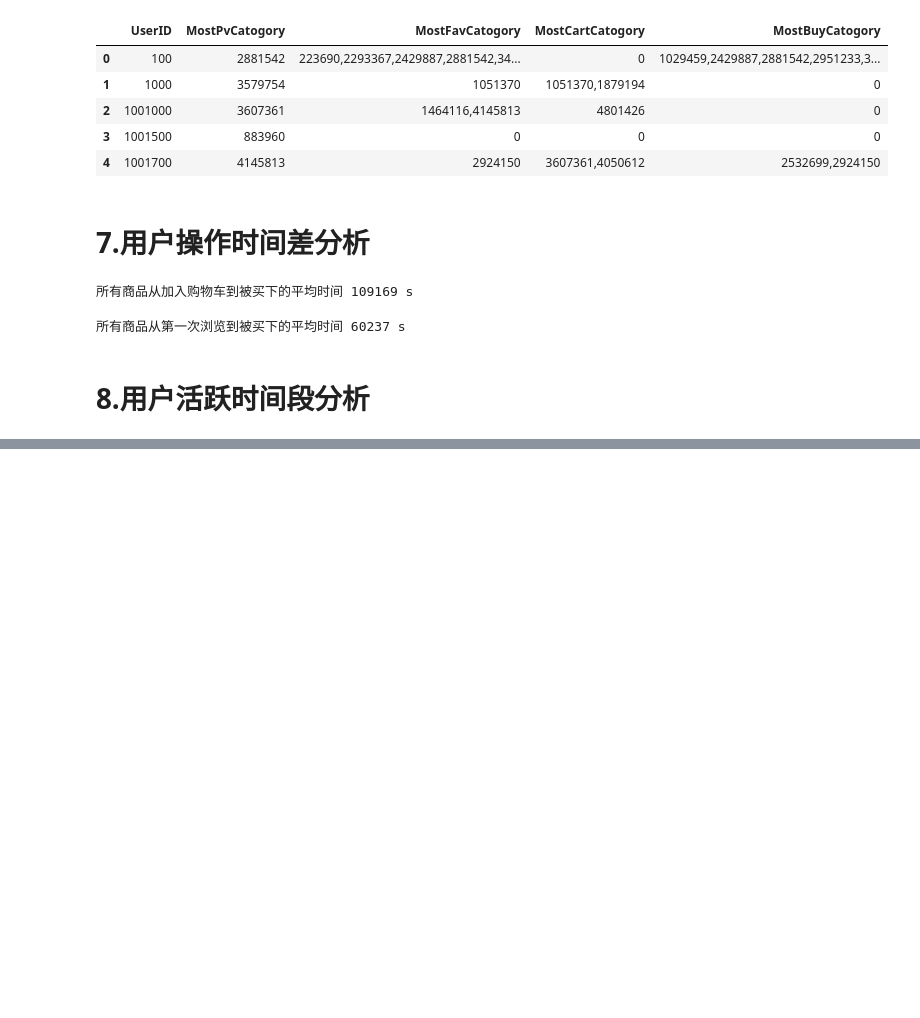
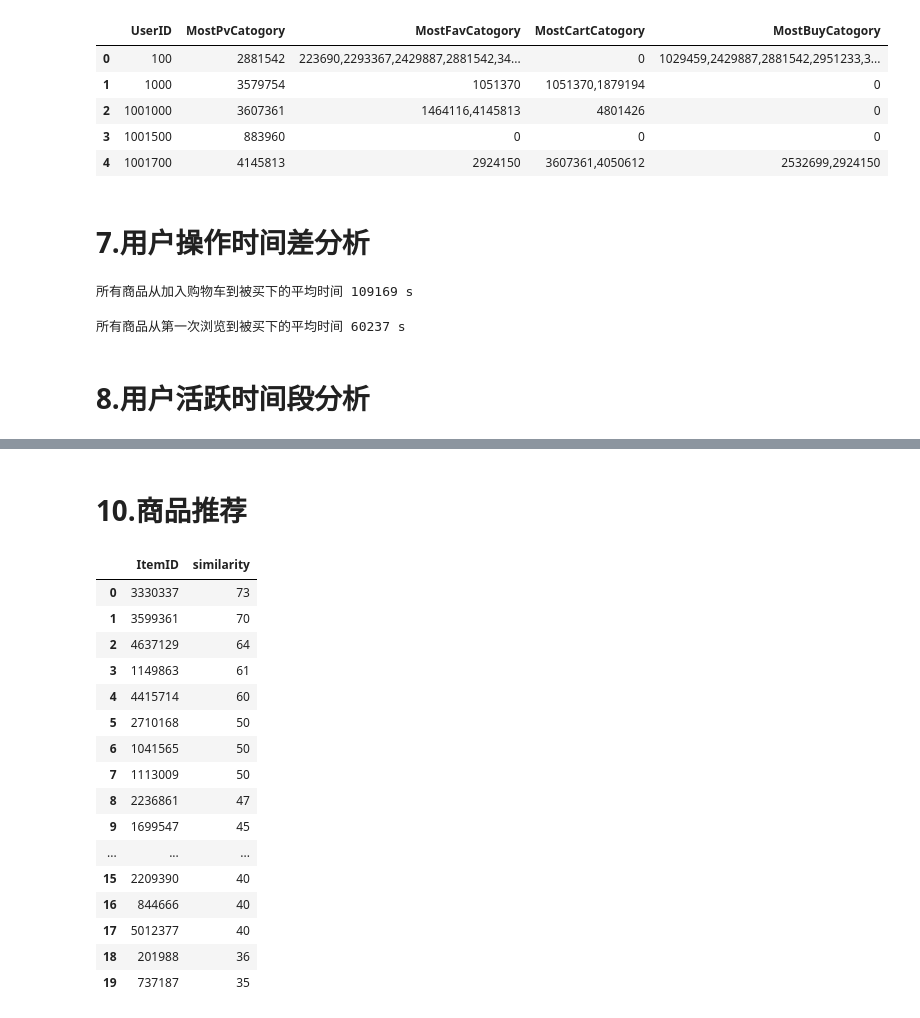
Before and after one commit to Yhcrown/CS306-Data-minning-project, a Jupyter notebook: src/project.ipynb, the cells around one changed output, grey strips where cells are left out. Saved outputs shown, nothing was run; the diff lists cells and outputs as text; code cells hidden in the pictures; blank space fills up the shorter version.

```diff
--- a/src/project.ipynb
+++ b/src/project.ipynb
@@ -346,0 +367,40 @@ df_user.head()
+# %% [markdown]
+# 10.商品推荐
+# %%
+user_id=100
+user_pv=df_Second[df_Second['UserID']==user_id]['ItemID'].value_counts().reset_index()
+user_pv.rename(columns={'ItemID':'pv_counts','index':'ItemID'},inplace=True)
+
+# 获得相似的用户和用户相似度
+sim_user=pd.merge(user_pv,df_Second[['UserID', 'ItemID']],how='inner',on=['ItemID'])
+sim_user_pv=sim_user.groupby('UserID').sum()['pv_counts'].reset_index()
+sim_user_pv.sort_values(by='pv_counts',ascending=False,inplace=True)
+sim_user_pv=sim_user_pv.reset_index(drop=True).rename(columns={'pv_counts':'similarity'})
+sim_user_pv=sim_user_pv.loc[sim_user_pv['UserID']!=user_id]
+sim_user_pv
+
+#根据相似用户计算相似商品
+sim_item=pd.merge(sim_user_pv,df_Second[['UserID', 'ItemID']],how='inner',on=['UserID'])
+sim_item
+sim_item_pv=sim_item.groupby('ItemID').sum()['similarity'].reset_index()
+sim_item_pv.sort_values(by='similarity',ascending=False,inplace=True)
+sim_item_pv=sim_item_pv.reset_index(drop=True)
+sim_item_pv[0:20]
+# %% [output]
+|  | ItemID | similarity |
+| 0 | 3330337 | 73 |
+| 1 | 3599361 | 70 |
+| 2 | 4637129 | 64 |
+| 3 | 1149863 | 61 |
+| 4 | 4415714 | 60 |
+| 5 | 2710168 | 50 |
+| 6 | 1041565 | 50 |
+| 7 | 1113009 | 50 |
+| 8 | 2236861 | 47 |
+| 9 | 1699547 | 45 |
+| ... | ... | ... |
+| 15 | 2209390 | 40 |
+| 16 | 844666 | 40 |
+| 17 | 5012377 | 40 |
+| 18 | 201988 | 36 |
+| 19 | 737187 | 35 |
```
Also changed, not shown: parts of 14 cells of this notebook.
